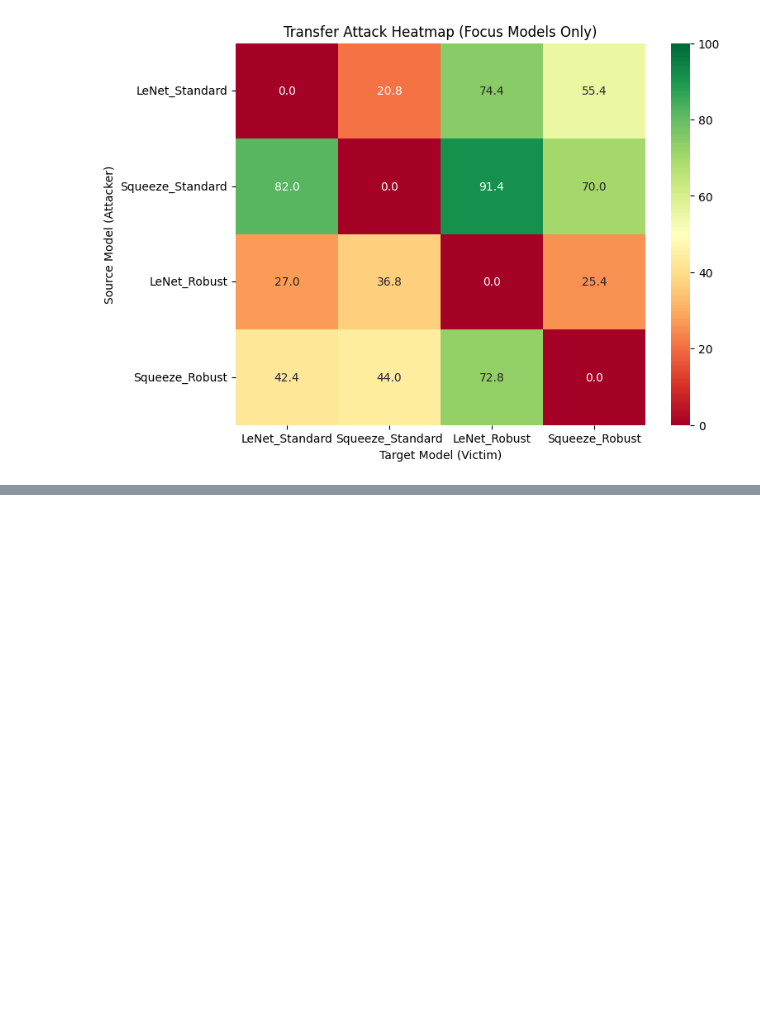
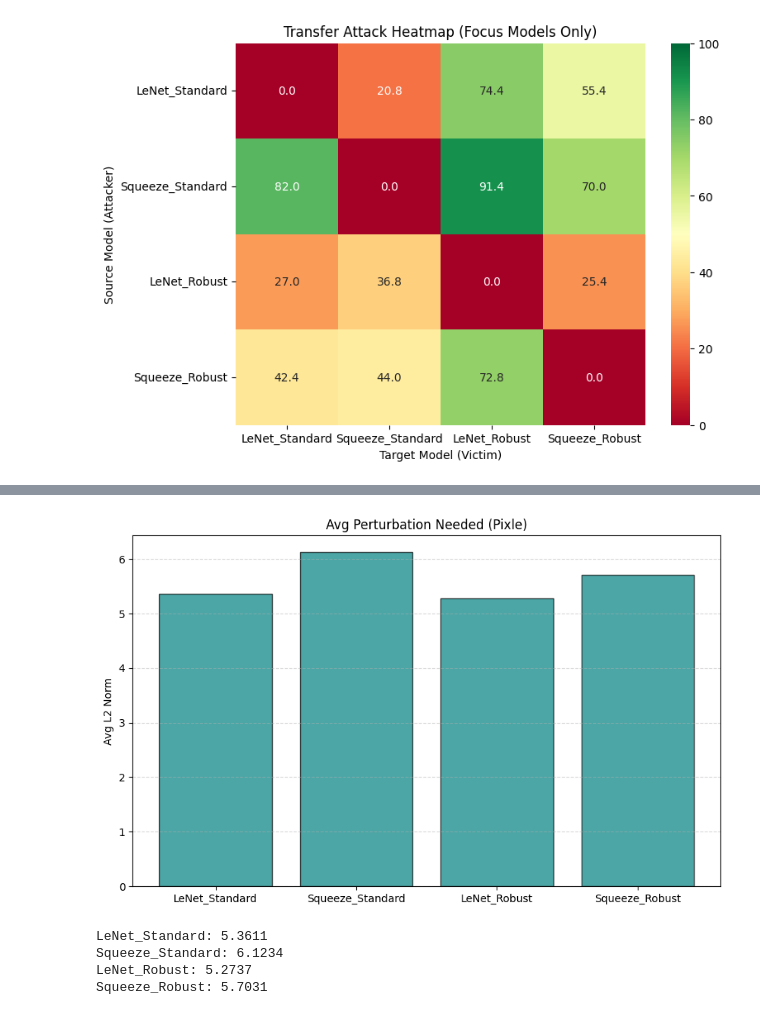
Before and after one commit to vm2781/adversarial_attacks, a Jupyter notebook: model_adversarial_analysis.ipynb, the cells around one changed output, grey strips where cells are left out. Drawn from its saved outputs; the diff is of its cells as text; code cells hidden in the pictures; blank space fills up the shorter version.

```diff
--- a/model_adversarial_analysis.ipynb
+++ b/model_adversarial_analysis.ipynb
@@ -717,13 +776,19 @@ plt.show()
 # %%
 plt.figure(figsize=(10, 6))
-plt.bar(x, pixle_results['pert'], color='teal', alpha=0.7, edgecolor='black')
+plt.bar(x, pixle_metrics['pert'], color='teal', alpha=0.7, edgecolor='black')
 plt.xticks(x, focus_models_names)
 plt.ylabel("Avg L2 Norm")
 plt.title("Avg Perturbation Needed (Pixle)")
 plt.grid(axis='y', linestyle='--', alpha=0.5)
 plt.show()
-for n, v in zip(focus_models_names, pixle_results['pert']):
+for n, v in zip(focus_models_names, pixle_metrics['pert']):
     print(f"{n}: {v:.4f}")
+# %% [output]
+[figure, added]
+LeNet_Standard: 5.3611
+Squeeze_Standard: 6.1234
+LeNet_Robust: 5.2737
+Squeeze_Robust: 5.7031
 # %%
 x = np.arange(len(focus_models_names))
 
```
Also changed, not shown: parts of 29 cells of this notebook.
